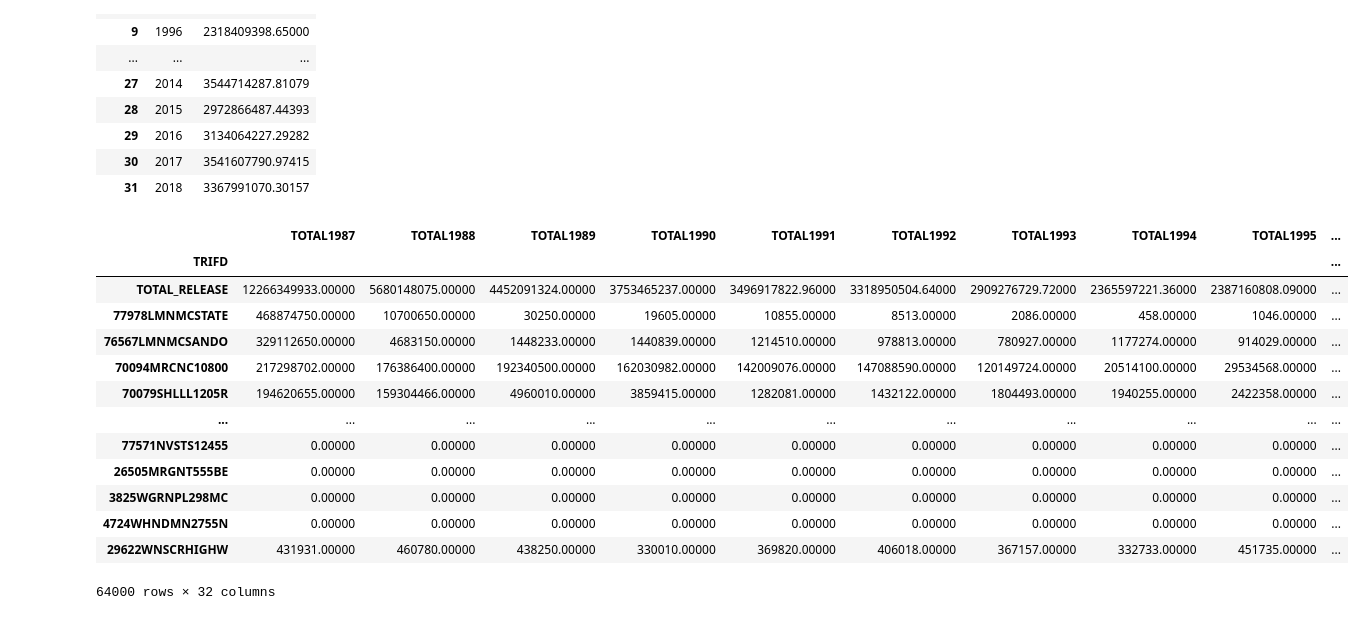
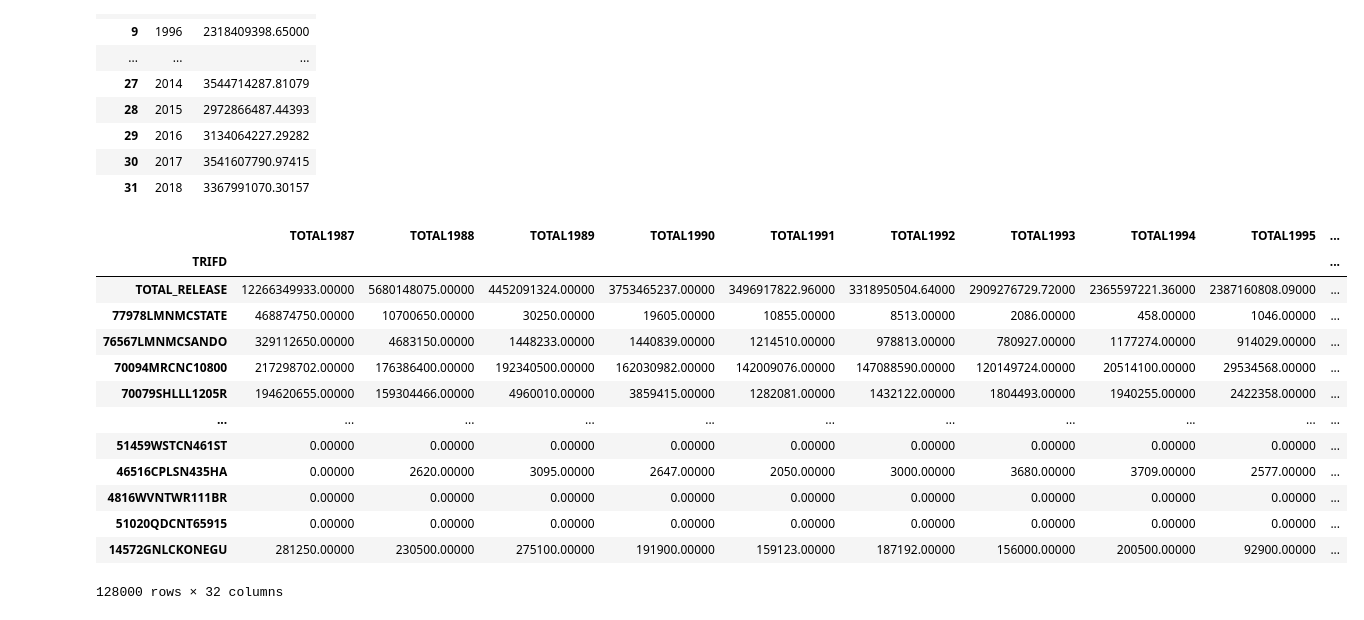
Before and after one commit to EileenGrady/us-industrial-pollution, a Jupyter notebook: notebooks/all-years-tri.ipynb, the cells around one changed output. Cells and saved outputs as stored; diff of their text form; code cells hidden in the pictures.

```diff
--- a/notebooks/all-years-tri.ipynb
+++ b/notebooks/all-years-tri.ipynb
@@ -382,34 +496,34 @@ yearTotal.to_csv('../data/year-totals.csv', index=False)
 # %%
 # now find top values for each column
 # declare empty dataframe to hold top ordered rows
 topRows = pd.DataFrame()
 
 # create list of column names
 columns = list(amountsUnstacked.columns)
 
 # loop through each column
 # finding the 100 largest values in each
 # and appending to empty topRows dataframe
 for column in columns:
-    topValues = amountsUnstacked.nlargest(2000, column)
+    topValues = amountsUnstacked.nlargest(4000, column)
     topRows = topRows.append(topValues)
 
 topRows
 # %% [output]
 |  | TOTAL1987 | TOTAL1988 | TOTAL1989 | TOTAL1990 | TOTAL1991 | TOTAL1992 | TOTAL1993 | TOTAL1994 | TOTAL1995 | ... |
 | TRIFD |  |  |  |  |  |  |  |  |  | ... |
 | TOTAL_RELEASE | 12266349933.00000 | 5680148075.00000 | 4452091324.00000 | 3753465237.00000 | 3496917822.96000 | 3318950504.64000 | 2909276729.72000 | 2365597221.36000 | 2387160808.09000 | ... |
 | 77978LMNMCSTATE | 468874750.00000 | 10700650.00000 | 30250.00000 | 19605.00000 | 10855.00000 | 8513.00000 | 2086.00000 | 458.00000 | 1046.00000 | ... |
 | 76567LMNMCSANDO | 329112650.00000 | 4683150.00000 | 1448233.00000 | 1440839.00000 | 1214510.00000 | 978813.00000 | 780927.00000 | 1177274.00000 | 914029.00000 | ... |
 | 70094MRCNC10800 | 217298702.00000 | 176386400.00000 | 192340500.00000 | 162030982.00000 | 142009076.00000 | 147088590.00000 | 120149724.00000 | 20514100.00000 | 29534568.00000 | ... |
 | 70079SHLLL1205R | 194620655.00000 | 159304466.00000 | 4960010.00000 | 3859415.00000 | 1282081.00000 | 1432122.00000 | 1804493.00000 | 1940255.00000 | 2422358.00000 | ... |
 | ... | ... | ... | ... | ... | ... | ... | ... | ... | ... | ... |
-| 77571NVSTS12455 | 0.00000 | 0.00000 | 0.00000 | 0.00000 | 0.00000 | 0.00000 | 0.00000 | 0.00000 | 0.00000 | ... |
-| 26505MRGNT555BE | 0.00000 | 0.00000 | 0.00000 | 0.00000 | 0.00000 | 0.00000 | 0.00000 | 0.00000 | 0.00000 | ... |
-| 3825WGRNPL298MC | 0.00000 | 0.00000 | 0.00000 | 0.00000 | 0.00000 | 0.00000 | 0.00000 | 0.00000 | 0.00000 | ... |
-| 4724WHNDMN2755N | 0.00000 | 0.00000 | 0.00000 | 0.00000 | 0.00000 | 0.00000 | 0.00000 | 0.00000 | 0.00000 | ... |
-| 29622WNSCRHIGHW | 431931.00000 | 460780.00000 | 438250.00000 | 330010.00000 | 369820.00000 | 406018.00000 | 367157.00000 | 332733.00000 | 451735.00000 | ... |
+| 51459WSTCN461ST | 0.00000 | 0.00000 | 0.00000 | 0.00000 | 0.00000 | 0.00000 | 0.00000 | 0.00000 | 0.00000 | ... |
+| 46516CPLSN435HA | 0.00000 | 2620.00000 | 3095.00000 | 2647.00000 | 2050.00000 | 3000.00000 | 3680.00000 | 3709.00000 | 2577.00000 | ... |
+| 4816WVNTWR111BR | 0.00000 | 0.00000 | 0.00000 | 0.00000 | 0.00000 | 0.00000 | 0.00000 | 0.00000 | 0.00000 | ... |
+| 51020QDCNT65915 | 0.00000 | 0.00000 | 0.00000 | 0.00000 | 0.00000 | 0.00000 | 0.00000 | 0.00000 | 0.00000 | ... |
+| 14572GNLCKONEGU | 281250.00000 | 230500.00000 | 275100.00000 | 191900.00000 | 159123.00000 | 187192.00000 | 156000.00000 | 200500.00000 | 92900.00000 | ... |
-64000 rows × 32 columns
+128000 rows × 32 columns
 # %%
 topRows = topRows.drop_duplicates()
 topRows
```
Also changed, not shown: parts of 34 cells of this notebook, 6 other files.
